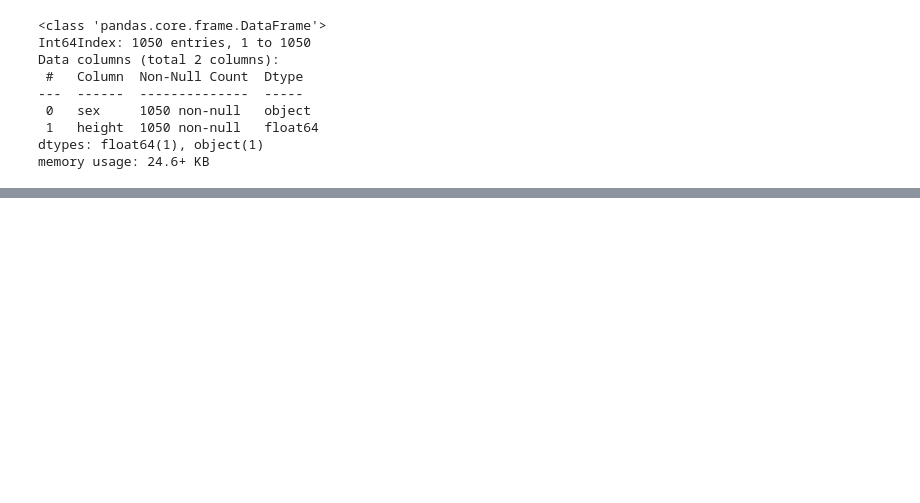
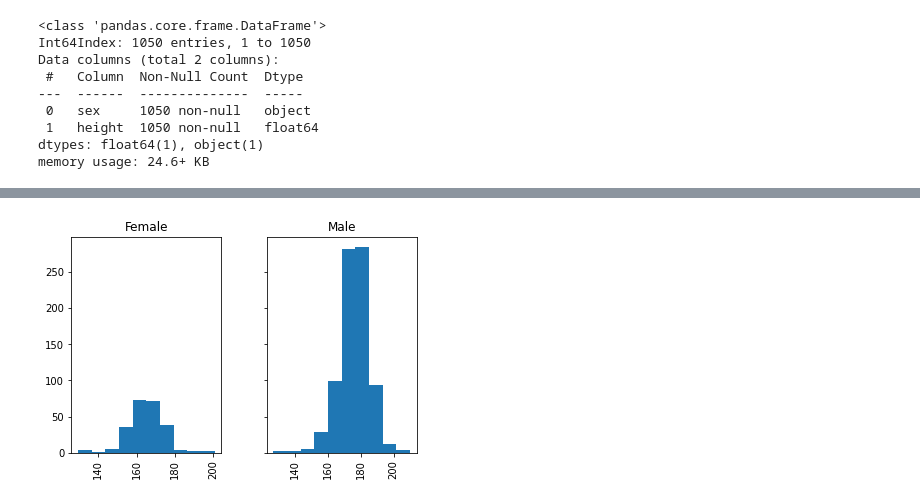
Before and after one commit to Eduardo-Coyto/ML-UTEC-4Geeks, a Jupyter notebook: Ej_de_ML_en_clase.ipynb, the cells around one changed output, grey strips where cells are left out. Drawn from its saved outputs; the diff is of its cells as text; code cells hidden in the pictures; blank space fills up the shorter version.

```diff
--- a/Ej_de_ML_en_clase.ipynb
+++ b/Ej_de_ML_en_clase.ipynb
@@ -38,0 +60,5 @@ df_raw.sample(10)
+# %%
+df.hist(by='sex', sharey= True) # pongo en la misma magnitud
+plt.show()
+# %% [output]
+[figure, added]
```
Also changed, not shown: parts of 22 cells of this notebook.
